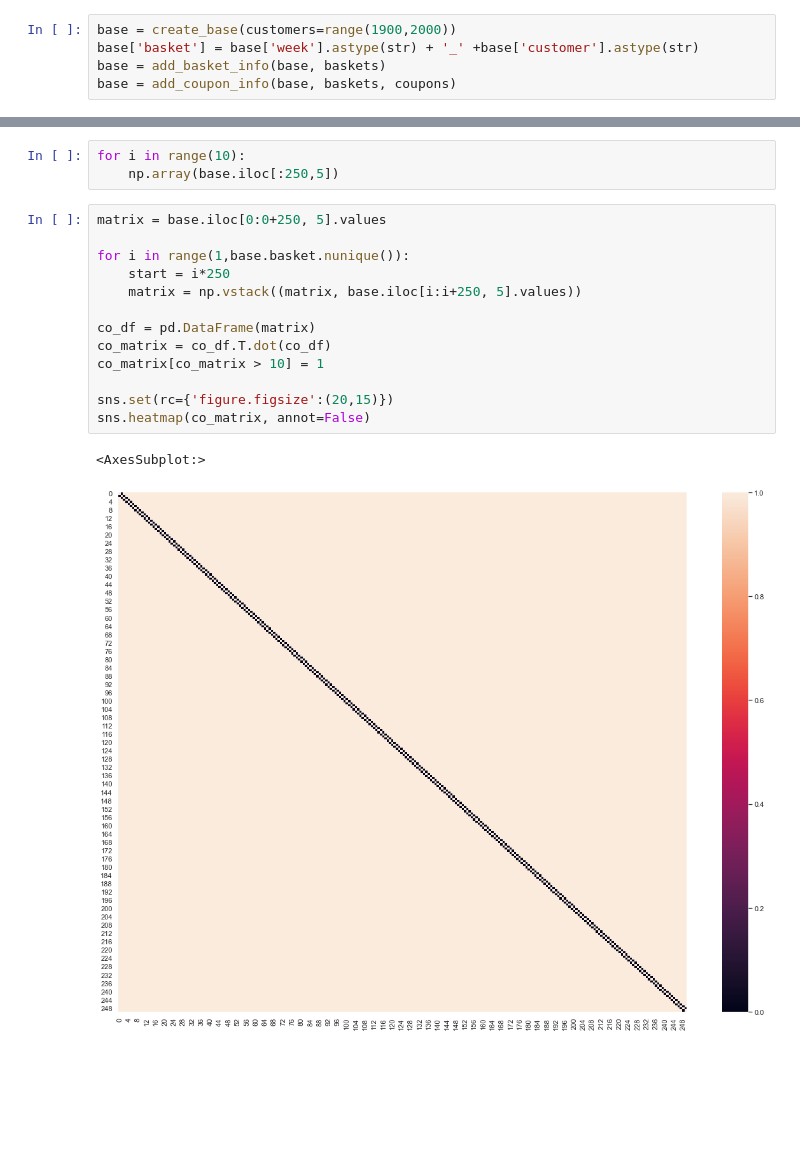
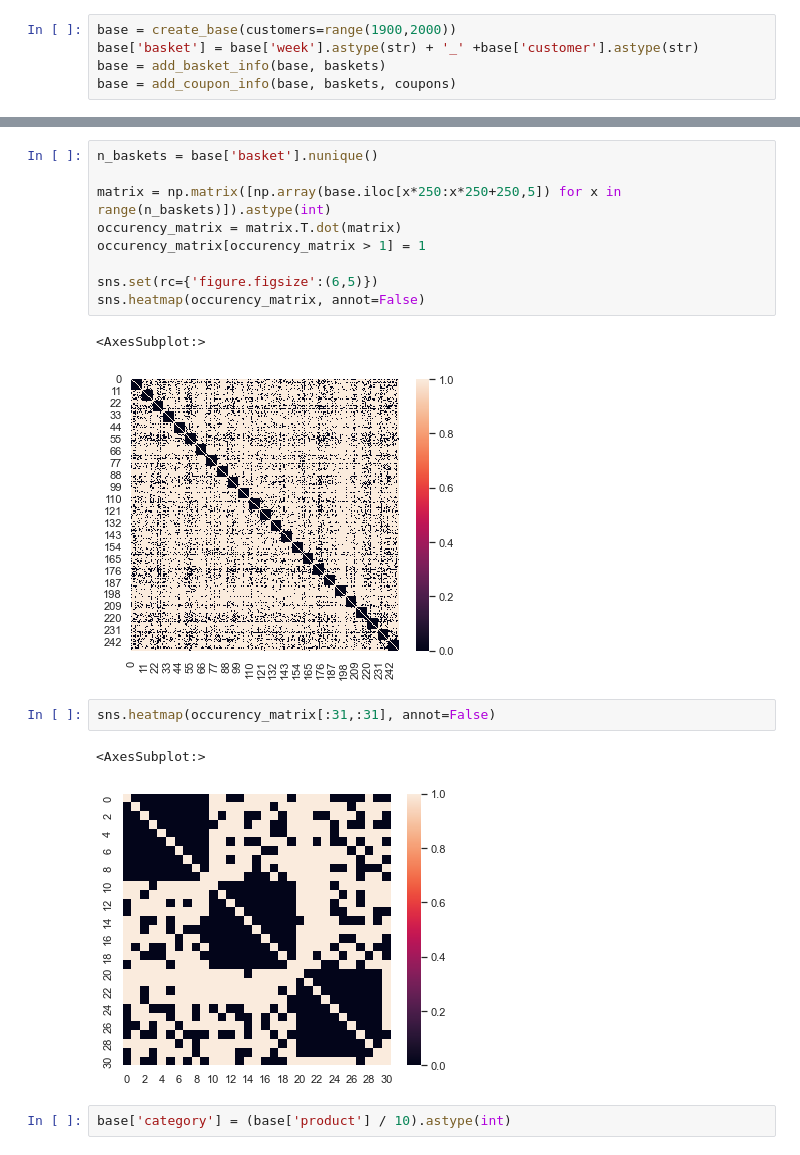
Before and after one commit to stijnbenja/BigData2, a Jupyter notebook: main.ipynb, the cells around one changed output, grey strips where cells are left out. Saved outputs shown, nothing was run; the diff lists cells and outputs as text; blank space fills up the shorter version.

```diff
--- a/main.ipynb
+++ b/main.ipynb
@@ -91,19 +21,19 @@ array([[False, False, False, False, False, False, False, False, False,
-# %%
-for i in range(10):
-    np.array(base.iloc[:250,5])
 # %%
-matrix = base.iloc[0:0+250, 5].values
+n_baskets = base['basket'].nunique()
 
-for i in range(1,base.basket.nunique()):
-    start = i*250
-    matrix = np.vstack((matrix, base.iloc[i:i+250, 5].values))
+matrix = np.matrix([np.array(base.iloc[x*250:x*250+250,5]) for x in range(n_baskets)]).astype(int)
+occurency_matrix = matrix.T.dot(matrix)
+occurency_matrix[occurency_matrix > 1] = 1
 
-co_df = pd.DataFrame(matrix)
-co_matrix = co_df.T.dot(co_df)
-co_matrix[co_matrix > 10] = 1
-
-sns.set(rc={'figure.figsize':(20,15)})
-sns.heatmap(co_matrix, annot=False)
+sns.set(rc={'figure.figsize':(6,5)})
+sns.heatmap(occurency_matrix, annot=False)
 # %% [output]
 <AxesSubplot:>
-[figure, old version]
+[figure, new version]
+# %%
+sns.heatmap(occurency_matrix[:31,:31], annot=False)
+# %% [output]
+<AxesSubplot:>
+[figure, added]
+# %%
+base['category'] = (base['product'] / 10).astype(int)
```
Also changed, not shown: parts of 8 cells of this notebook.
